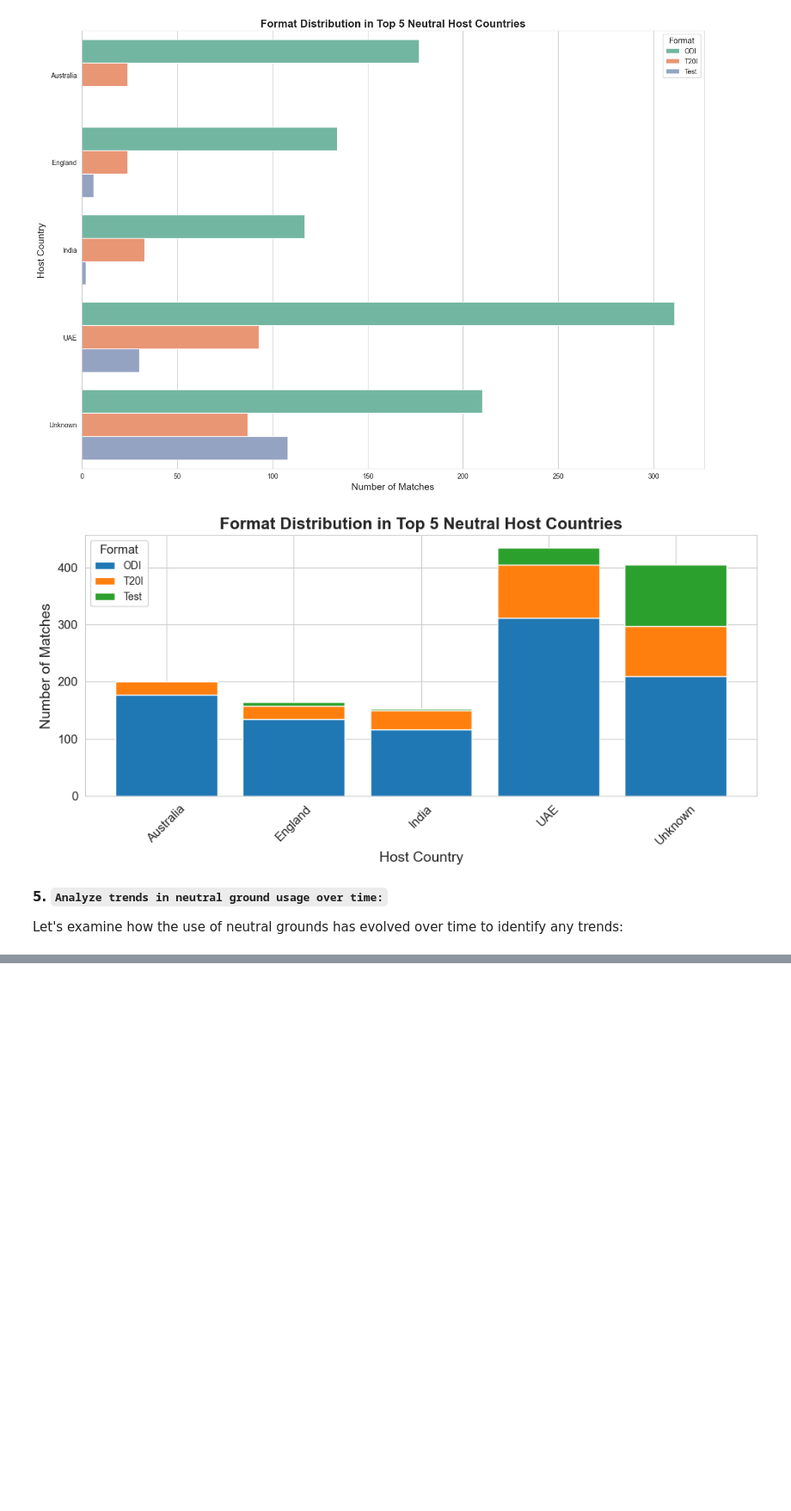
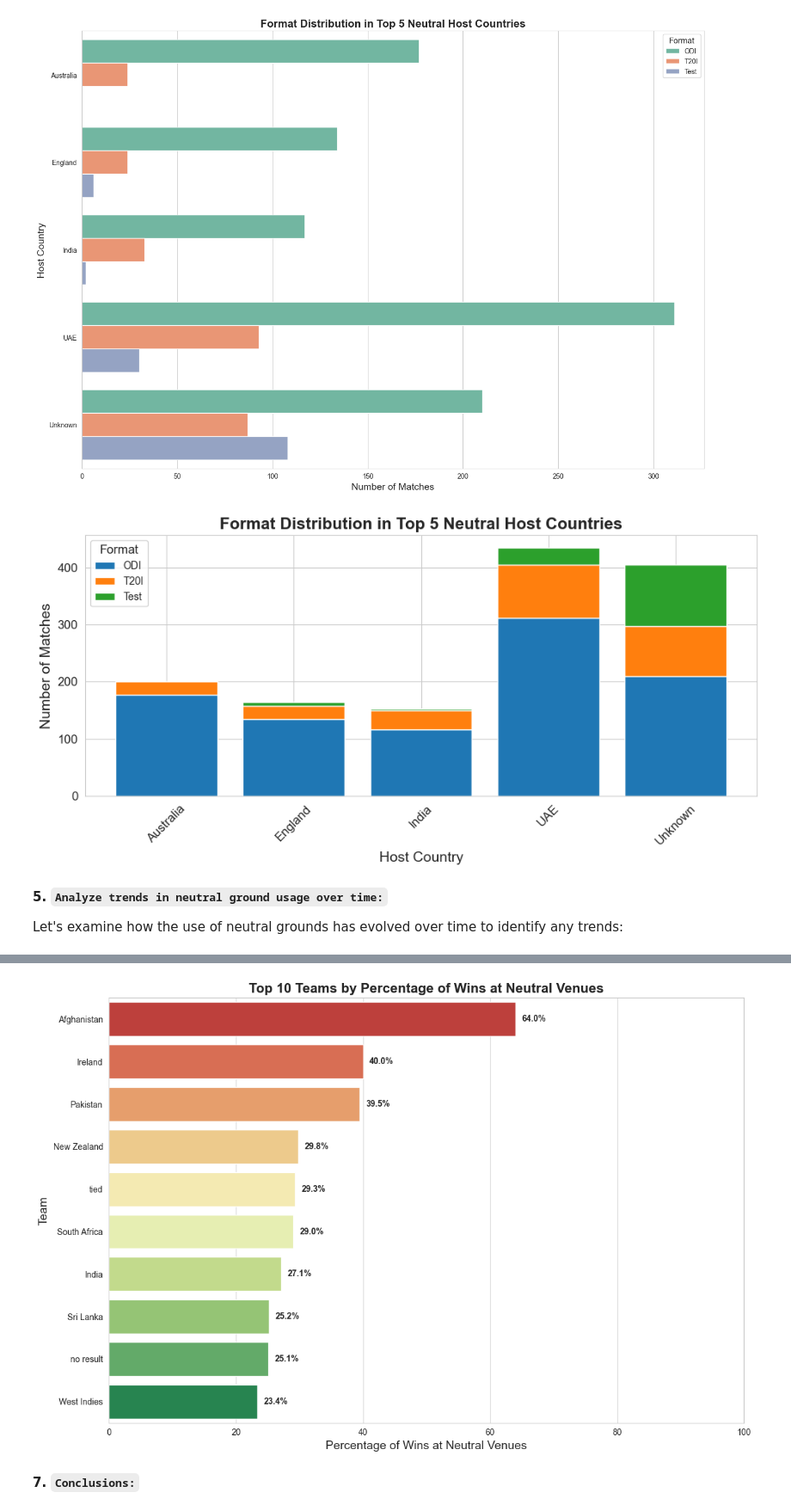
Before and after one commit to RussDai/Projects, a Jupyter notebook: 02_Data_Visuallization/01_Test_Nations_Data_Analysis/src/data_analysis_main.ipynb, the cells around one changed output, grey strips where cells are left out. Shown at 86% size. Cells and saved outputs as stored; diff of their text form; code cells hidden in the pictures; blank space fills up the shorter version.

Commit message:
A new notebook for team performance and rivalry analysis is created and some previous analysis was also done

```diff
--- a/02_Data_Visuallization/01_Test_Nations_Data_Analysis/src/data_analysis_main.ipynb
+++ b/02_Data_Visuallization/01_Test_Nations_Data_Analysis/src/data_analysis_main.ipynb
@@ -1250,0 +1301,5 @@ plt.show()
+# %%
+# Get win counts for each team in neutral venues
+neutral_winners = neutral_matches['winner'].value_counts().reset_index()
+neutral_winners.columns = ['Team', 'Neutral_Wins']
+neutral_winners
@@ -1250,0 +1322,5 @@ plt.show()
+# %%
+# Get overall win counts
+overall_winners = data['winner'].value_counts().reset_index()
+overall_winners.columns = ['Team', 'Total_Wins']
+overall_winners
@@ -1250,0 +1344,6 @@ plt.show()
+# %%
+# Merge the two dataframes
+team_performance = pd.merge(overall_winners, neutral_winners, on='Team', how='left')
+team_performance['Neutral_Wins'] = team_performance['Neutral_Wins'].fillna(0)
+team_performance['Neutral_Win_Percentage'] = (team_performance['Neutral_Wins'] / team_performance['Total_Wins'] * 100).round(1)
+team_performance
@@ -1250,0 +1367,4 @@ plt.show()
+# %%
+# Filter for teams with at least 10 total wins
+team_performance = team_performance[team_performance['Total_Wins'] >= 10].sort_values('Neutral_Win_Percentage', ascending=False)
+team_performance
@@ -1250,0 +1387,26 @@ plt.show()
+# %%
+# Create a horizontal bar chart for top 10 teams
+plt.figure(figsize=(12, 8))
+top10_teams = team_performance.head(10)
+ax = sns.barplot(
+    x='Neutral_Win_Percentage',
+    y='Team',
+    data=top10_teams,
+    palette='RdYlGn'
+)
+
+# Add percentage labels to the bars
+for i, v in enumerate(top10_teams['Neutral_Win_Percentage']):
+    ax.text(v + 1, i, f"{v}%", va='center', fontweight='bold')
+
+# Customize the plot
+plt.title('Top 10 Teams by Percentage of Wins at Neutral Venues', fontsize=16, fontweight='bold')
+plt.xlabel('Percentage of Wins at Neutral Venues', fontsize=14)
+plt.ylabel('Team', fontsize=14)
+plt.xlim(0, 100)
+plt.tight_layout()
+plt.show()
+# %% [output]
+[figure, added]
+# %% [markdown]
+**7. `Conclusions:`**
```
Also changed, not shown: parts of 70 cells of this notebook, 1 other file.
